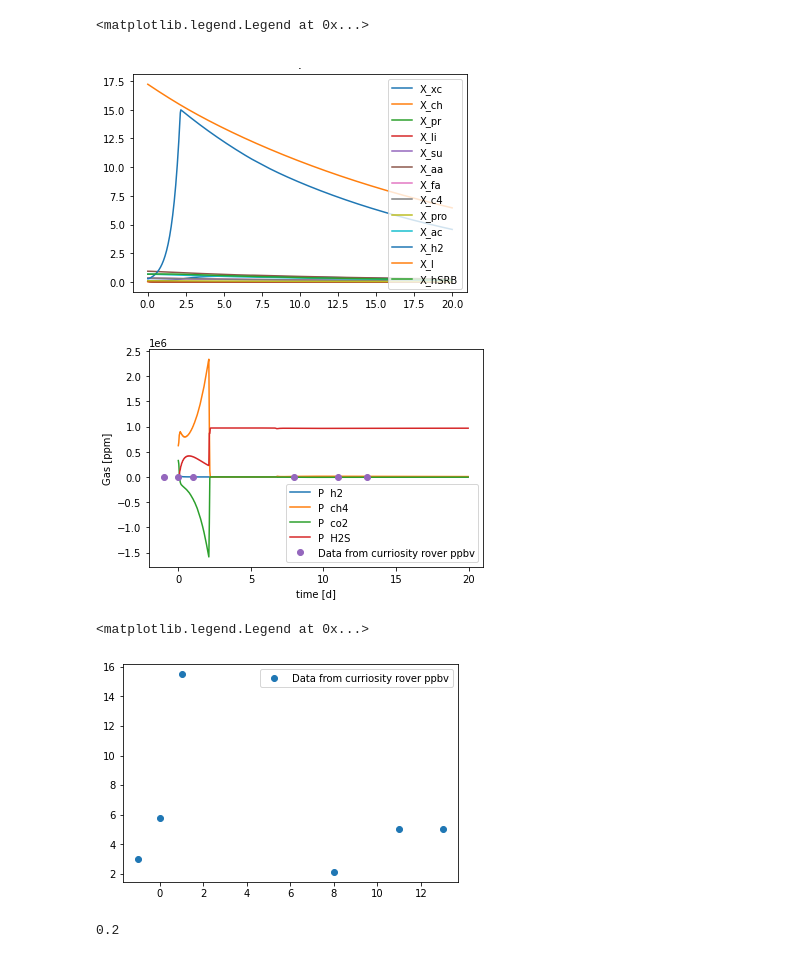
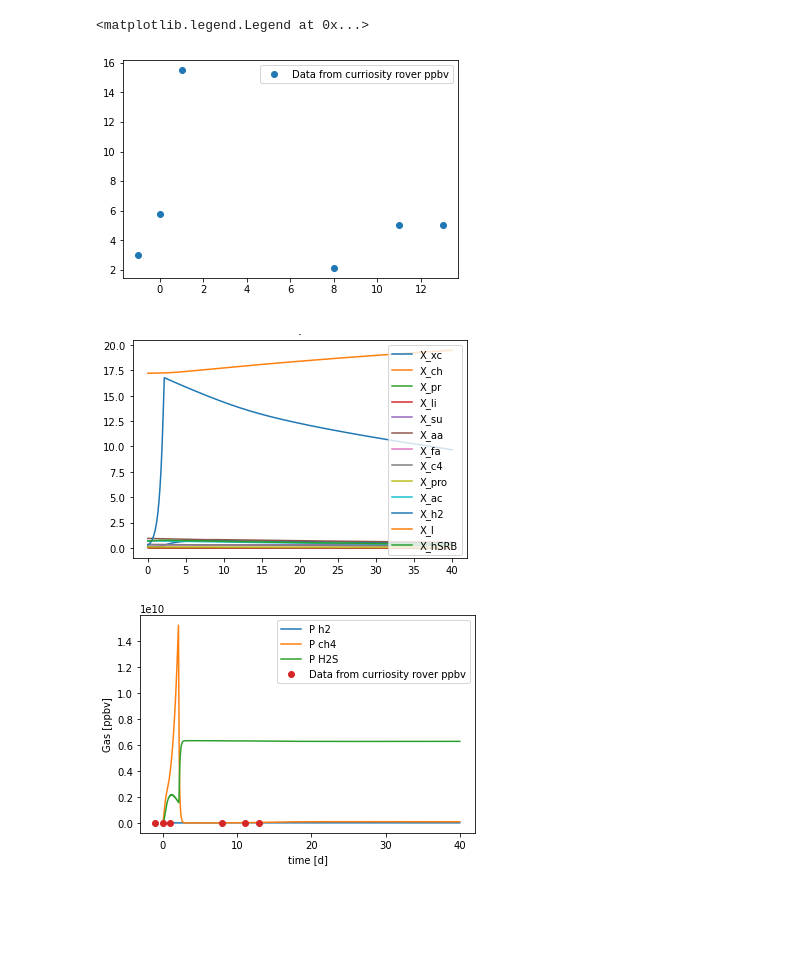
Before and after one commit to DylanDVerburg/ADM1_MRA, a Jupyter notebook: ADM1 opt.ipynb, the cells around one changed output. Saved outputs shown, nothing was run; the diff lists cells and outputs as text; code cells hidden in the pictures; blank space fills up the shorter version.

```diff
--- a/ADM1 opt.ipynb
+++ b/ADM1 opt.ipynb
@@ -28,11 +28,11 @@ T_op =  308.15 #k
 # Physical parameter values used in BSM2 from the Rosen et al (2006) BSM2 report
 
 #testing volume for experiment
-T_ad =  308.15 #K
-V_liq =  3400 #m^3
-V_gas =  300 #m^3
-p_atm =  1.013 #bar
-q_ad =  178.4674 #m^3.d^-1 initial flow rate (can be modified during the simulation by the control algorithm)
+T_ad =  278.15 #K
+V_liq =  350 #m^3
+V_gas =  3000 #m^3
+p_atm =  0.008 #bar
+q_ad =  0 #m^3.d^-1 initial flow rate (can be modified during the simulation by the control algorithm)
 
 V_ad = V_liq + V_gas #m^-3
 
@@ -489 +484,4 @@ def dyn_sim(t_end):
     return simulate_results_pd, gasflow_pd, t
+# %%
+#cProfile.run('dyn_sim()')
+solution, gasses, t = dyn_sim(40) #generate results from simulation, [gCOD/L], [Bar], [days]
@@ -490,27 +509,32 @@ def dyn_sim(t_end):
 # %%
-#cProfile.run('dyn_sim()')
-a, b, t = dyn_sim(40)
-#gasflow_advanced = b
+#analyse results from simulation
+#air_pressure = 0.008 #bar
+t_rover = [-1,0, 1, 8, 11, 13]
+CH4_observations = [3, 5.78, 15.5, 2.13, 5, 5] #ppbv
+
+plt.plot(t_rover, CH4_observations, 'o', label = 'Data from curriosity rover ppbv')
+plt.legend()
+
+Mars_atmosphere = [['Co2', 'N2', 'Ar', 'O2', 'CO', 'P'],[0.951, 0.0259, 0.0194, 0.0016, 0.008]]
 plt.figure()
 plt.title(f'.')
-for i in a.keys()[14:27]:
-    plt.plot(t, a.loc[:,i], label = i)
+for i in solution.keys()[14:27]:
+    plt.plot(t, solution.loc[:,i], label = i)
 plt.legend()
 
+P_gasses = [gasses.keys()[3], gasses.keys()[4], gasses.keys()[6]]
+gasses[P_gasses] /= Mars_atmosphere[-1][-1] * 10e-9 #convert to ppbv
+
 plt.figure()
-for i in b.keys()[3:-1]:
+for i in P_gasses:
+    plt.plot(t[0:-1], gasses.loc[:,i], label = i)
 
-    plt.plot(t[0:-1], b.loc[:,i], label = i)
 plt.plot(t_rover, CH4_observations, 'o', label = 'Data from curriosity rover ppbv')
-plt.ylabel("Gas [ppm]")
+plt.ylabel("Gas [ppbv]")
 plt.xlabel("time [d]")
 plt.legend()
-
-#print(b.keys())
-#b.reset_index()
-#b.set_index(t[0:-1])
-#b.head()
 # %% [output]
 <matplotlib.legend.Legend at 0x...>
-[figure, old version]
+[figure, new version]
-[figure, old version]
+[figure, new version]
+[figure, added]
@@ -524,15 +540,0 @@ def method_test(i):
-# %%
-t_rover = [-1,0, 1, 8, 11, 13]
-CH4_observations = [3, 5.78, 15.5, 2.13, 5, 5] #ppbv
-
-plt.plot(t_rover, CH4_observations, 'o', label = 'Data from curriosity rover ppbv')
-plt.legend()
-# %% [output]
-<matplotlib.legend.Legend at 0x...>
-[figure, removed]
-# %%
-#s = 5
-s /= 5
-print(s)
-# %% [output]
-0.2
```
Also changed, not shown: parts of 5 cells of this notebook, 1 other file.
